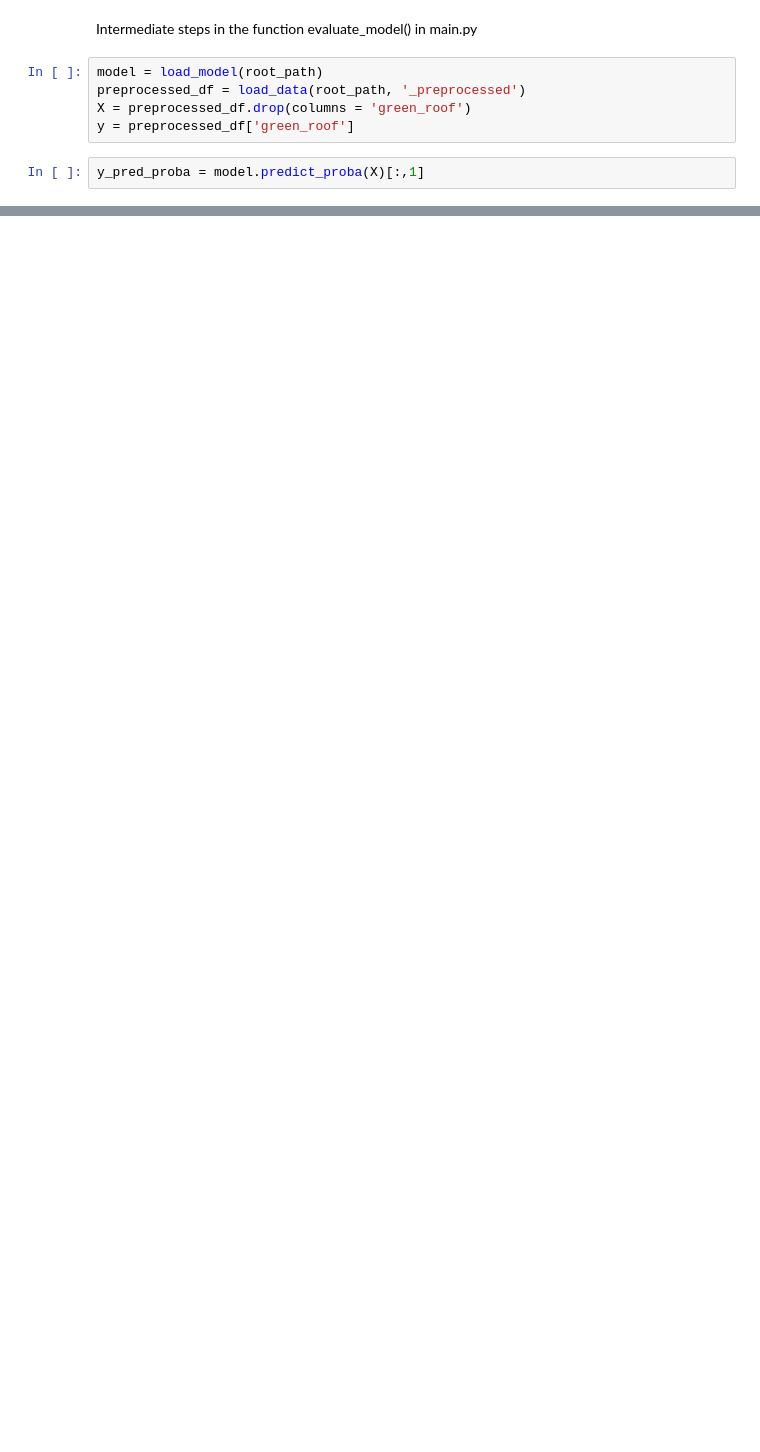
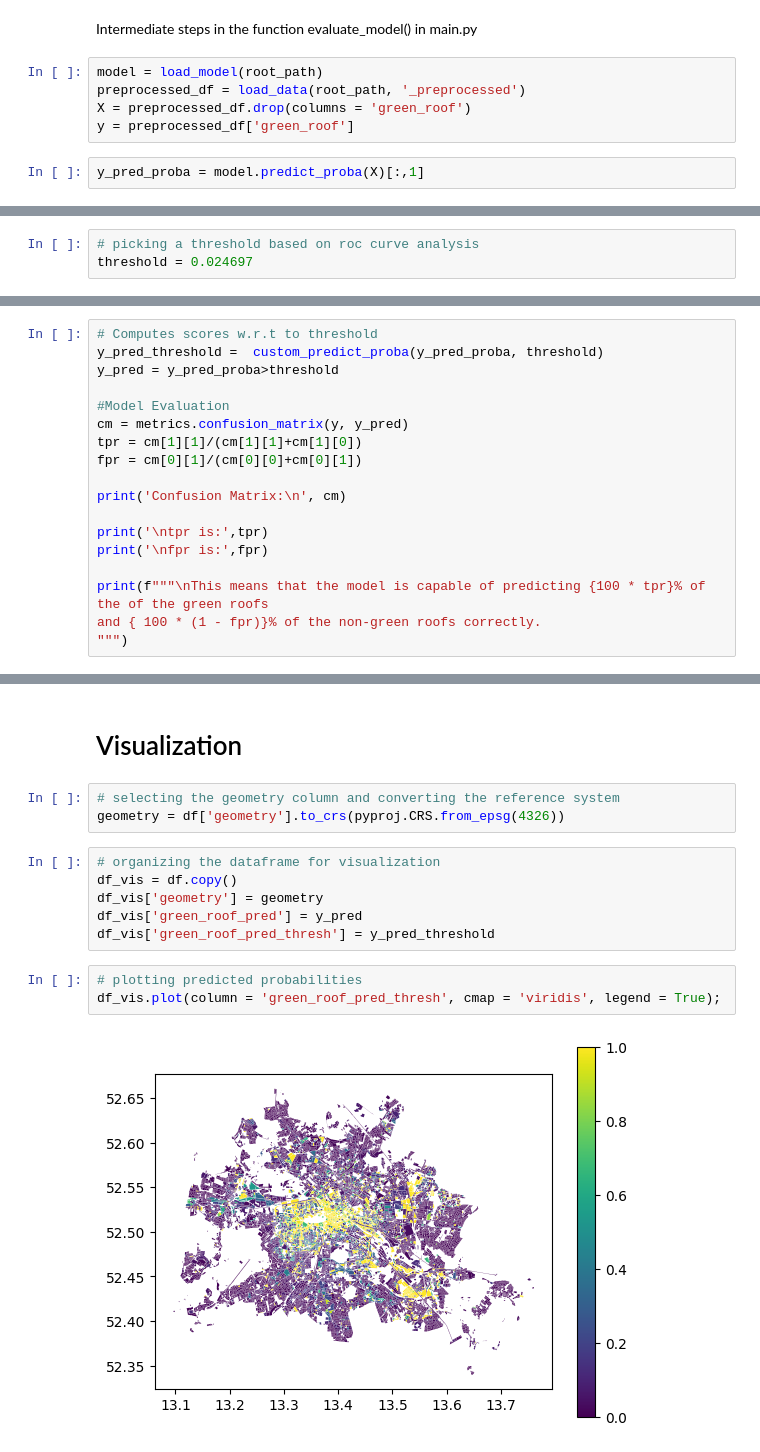
Before and after one commit to margaux-go/green_cities_now_berlin, a Jupyter notebook: notebooks/interface_explore.ipynb, the cells around one changed output, grey strips where cells are left out. Cells and saved outputs as stored; diff of their text form; blank space fills up the shorter version.

```diff
--- a/notebooks/interface_explore.ipynb
+++ b/notebooks/interface_explore.ipynb
@@ -83,0 +84,3 @@ y_pred_proba.ndim
+# %%
+# picking a threshold based on roc curve analysis
+threshold = 0.024697
@@ -83,0 +103,18 @@ y_pred_proba.ndim
+# %%
+# Computes scores w.r.t to threshold
+y_pred_threshold =  custom_predict_proba(y_pred_proba, threshold)
+y_pred = y_pred_proba>threshold
+
+#Model Evaluation
+cm = metrics.confusion_matrix(y, y_pred)
+tpr = cm[1][1]/(cm[1][1]+cm[1][0])
+fpr = cm[0][1]/(cm[0][0]+cm[0][1])
+
+print('Confusion Matrix:\n', cm)
+
+print('\ntpr is:',tpr)
+print('\nfpr is:',fpr)
+
+print(f"""\nThis means that the model is capable of predicting {100 * tpr}% of the of the green roofs
+and { 100 * (1 - fpr)}% of the non-green roofs correctly.
+""")
@@ -83,0 +132,16 @@ y_pred_proba.ndim
+# %% [markdown]
+# Visualization
+# %%
+# selecting the geometry column and converting the reference system
+geometry = df['geometry'].to_crs(pyproj.CRS.from_epsg(4326))
+# %%
+# organizing the dataframe for visualization
+df_vis = df.copy()
+df_vis['geometry'] = geometry
+df_vis['green_roof_pred'] = y_pred
+df_vis['green_roof_pred_thresh'] = y_pred_threshold
+# %%
+# plotting predicted probabilities
+df_vis.plot(column = 'green_roof_pred_thresh', cmap = 'viridis', legend = True);
+# %% [output]
+[figure, added]
```
Also changed, not shown: parts of 16 cells of this notebook, 3 other files.
